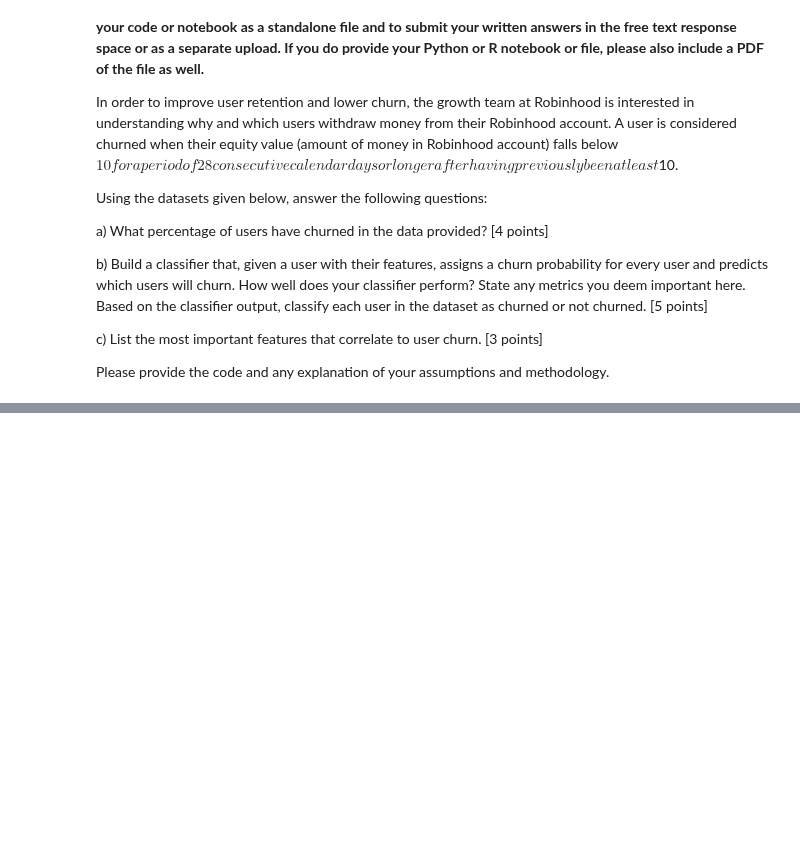
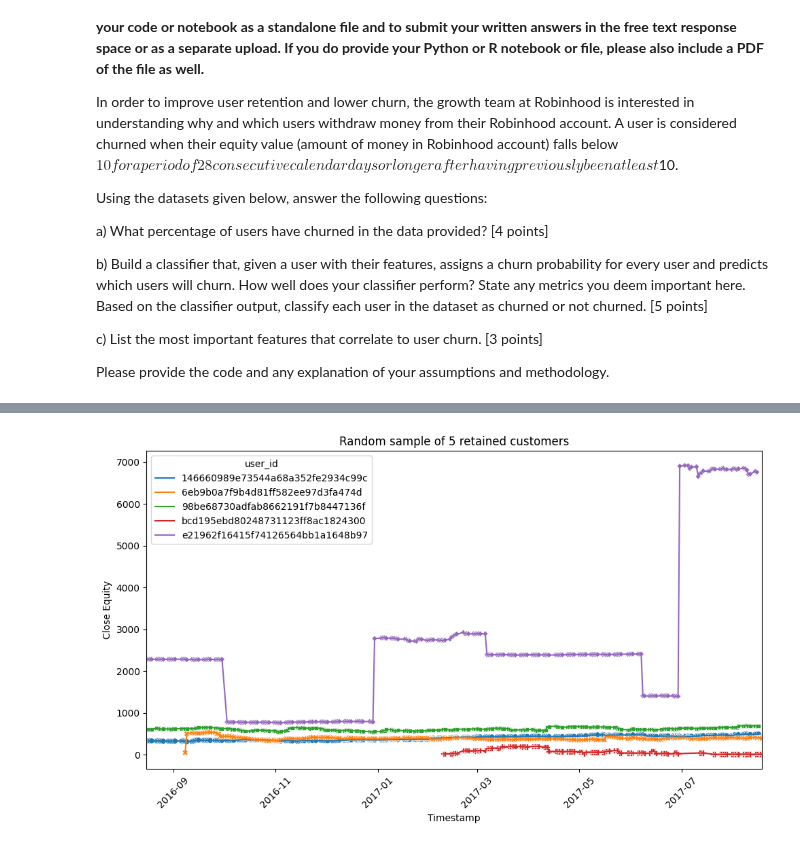
Before and after one commit to balintstewart77/magnimind-assignments, a Jupyter notebook: Churn project/notebook/Robinhood_churn_Balint.ipynb, the cells around one changed output, grey strips where cells are left out. Saved outputs shown, nothing was run; the diff lists cells and outputs as text; code cells hidden in the pictures; blank space fills up the shorter version.

```diff
--- a/Churn project/notebook/Robinhood_churn_Balint.ipynb
+++ b/Churn project/notebook/Robinhood_churn_Balint.ipynb
@@ -14,0 +194,2 @@ Please provide the code and any explanation of your assumptions and methodology.
+# %%
+all_churned = pd.concat([churned_returned_df,lost_users_df])
@@ -14,0 +209,3 @@ Please provide the code and any explanation of your assumptions and methodology.
+# %%
+# Add target variable ('churned') to feature dataset
+df['churned'] = np.where(df['user_id'].isin(all_churned['user_id']), 1, 0)
@@ -14,0 +216,18 @@ Please provide the code and any explanation of your assumptions and methodology.
+# %%
+df_retained = df[df['churned'] == 0]
+random_5_retained = df_retained ['user_id'].drop_duplicates().sample(5)
+
+filtered_df = evd_df[evd_df['user_id'].isin(random_5_retained)]
+
+plt.figure(figsize=(10, 6))
+sns.lineplot(data=filtered_df, x='timestamp', y='close_equity', hue='user_id')
+sns.scatterplot(data=filtered_df, x='timestamp', y='close_equity', hue='user_id', style='user_id', legend=False)
+plt.title('Random sample of 5 retained customers')
+plt.xlabel('Timestamp')
+plt.ylabel('Close Equity')
+plt.xticks(rotation=45)
+plt.xlim(evd_df['timestamp'].min(), evd_df['timestamp'].max())
+plt.tight_layout()
+plt.show()
+# %% [output]
+[figure, added]
```
Also changed, not shown: parts of 64 cells of this notebook, 4 other files.
